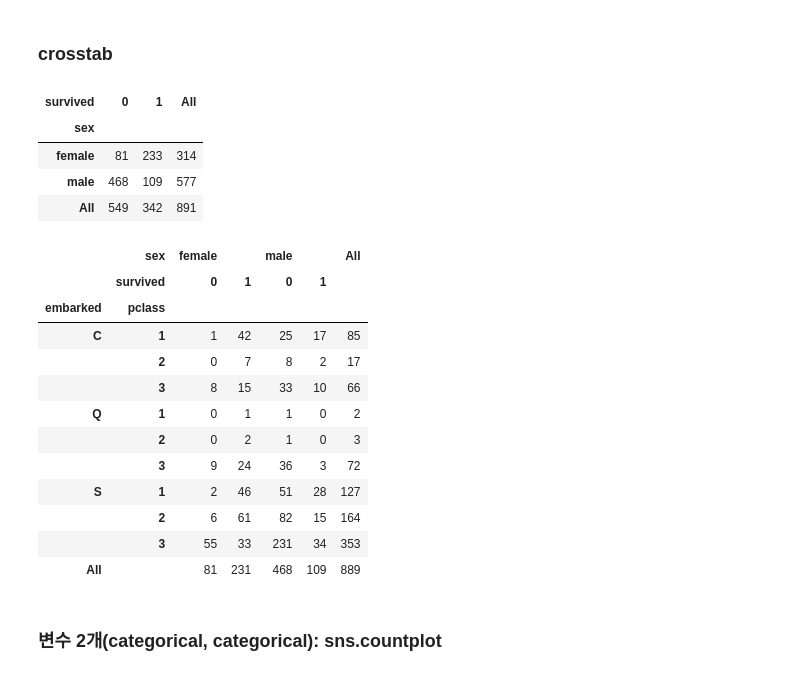
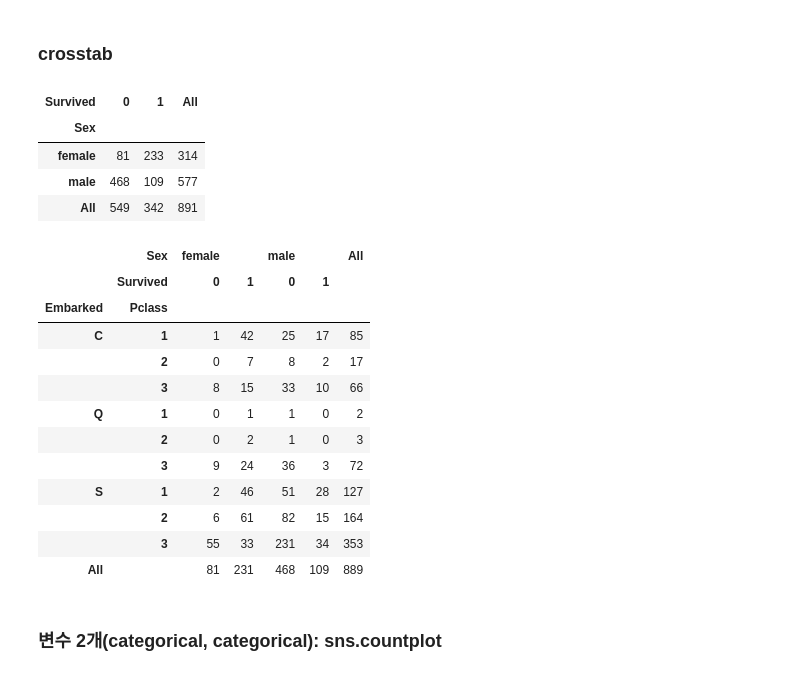
Before and after one commit to vocaltrainer/pipeline_woo, a Jupyter notebook: woo_pipeline(정형).ipynb, the cells around one changed output. Cells and saved outputs as stored; diff of their text form; code cells hidden in the pictures.

```diff
--- a/woo_pipeline(정형).ipynb
+++ b/woo_pipeline(정형).ipynb
@@ -12,5 +14,5 @@ warnings.filterwarnings('ignore') #버전문제로 출력시 에러가뜨는것
 # %%
 import seaborn as sns
-data = sns.load_dataset('titanic')
+data = pd.read_csv('/content/drive/MyDrive/잡다/titanic.csv')
 data.head(10)
 # %% [output]
@@ -56,0 +104,8 @@ age는 채우고 deck는 drop하자
+# %%
+data['Initial']=0
+for i in data:
+    data['Initial']=data.Name.str.extract('([A-Za-z]+)\.')
+    # 정규표현식: .로 끝나는 형태를 다 가져와라
+# %%
+data['Initial'].replace(['Mlle','Mme','Ms','Dr','Major','Lady','Countess','Jonkheer','Col','Rev','Capt','Sir','Don'],
+                        ['Miss','Miss','Miss','Mr','Mr','Mrs','Mrs','Other','Other','Other','Mr','Mr','Mr'],inplace=True)
@@ -56,0 +122,6 @@ age는 채우고 deck는 drop하자
+# %%
+data.loc[(data.Age.isnull())&(data.Initial=='Mr'),'Age']=33
+data.loc[(data.Age.isnull())&(data.Initial=='Mrs'),'Age']=36
+data.loc[(data.Age.isnull())&(data.Initial=='Master'),'Age']=5
+data.loc[(data.Age.isnull())&(data.Initial=='Miss'),'Age']=22
+data.loc[(data.Age.isnull())&(data.Initial=='Other'),'Age']=46
@@ -75,20 +160,20 @@ plt.show()
 # %% [markdown]
 ### crosstab
 # %%
-pd.crosstab(data.sex,data.survived,margins=True).style.background_gradient(cmap='summer_r')
+pd.crosstab(data.Sex,data.Survived,margins=True).style.background_gradient(cmap='summer_r')
 # %% [output]
-| survived | 0 | 1 | All |
-| sex |  |  |  |
+| Survived | 0 | 1 | All |
+| Sex |  |  |  |
 | female | 81 | 233 | 314 |
 | male | 468 | 109 | 577 |
 | All | 549 | 342 | 891 |
 # %%
-pd.crosstab([data.embarked,data.pclass],
-            [data.sex,data.survived],margins=True).style.background_gradient(cmap='summer_r')
+pd.crosstab([data.Embarked,data.Pclass],
+            [data.Sex,data.Survived],margins=True).style.background_gradient(cmap='summer_r')
 # %% [output]
-|  | sex | female |  | male |  | All |
-|  | survived | 0 | 1 | 0 | 1 |  |
-| embarked | pclass |  |  |  |  |  |
+|  | Sex | female |  | male |  | All |
+|  | Survived | 0 | 1 | 0 | 1 |  |
+| Embarked | Pclass |  |  |  |  |  |
 | C | 1 | 1 | 42 | 25 | 17 | 85 |
 |  | 2 | 0 | 7 | 8 | 2 | 17 |
 |  | 3 | 8 | 15 | 33 | 10 | 66 |
```
Also changed, not shown: parts of 42 cells of this notebook.
